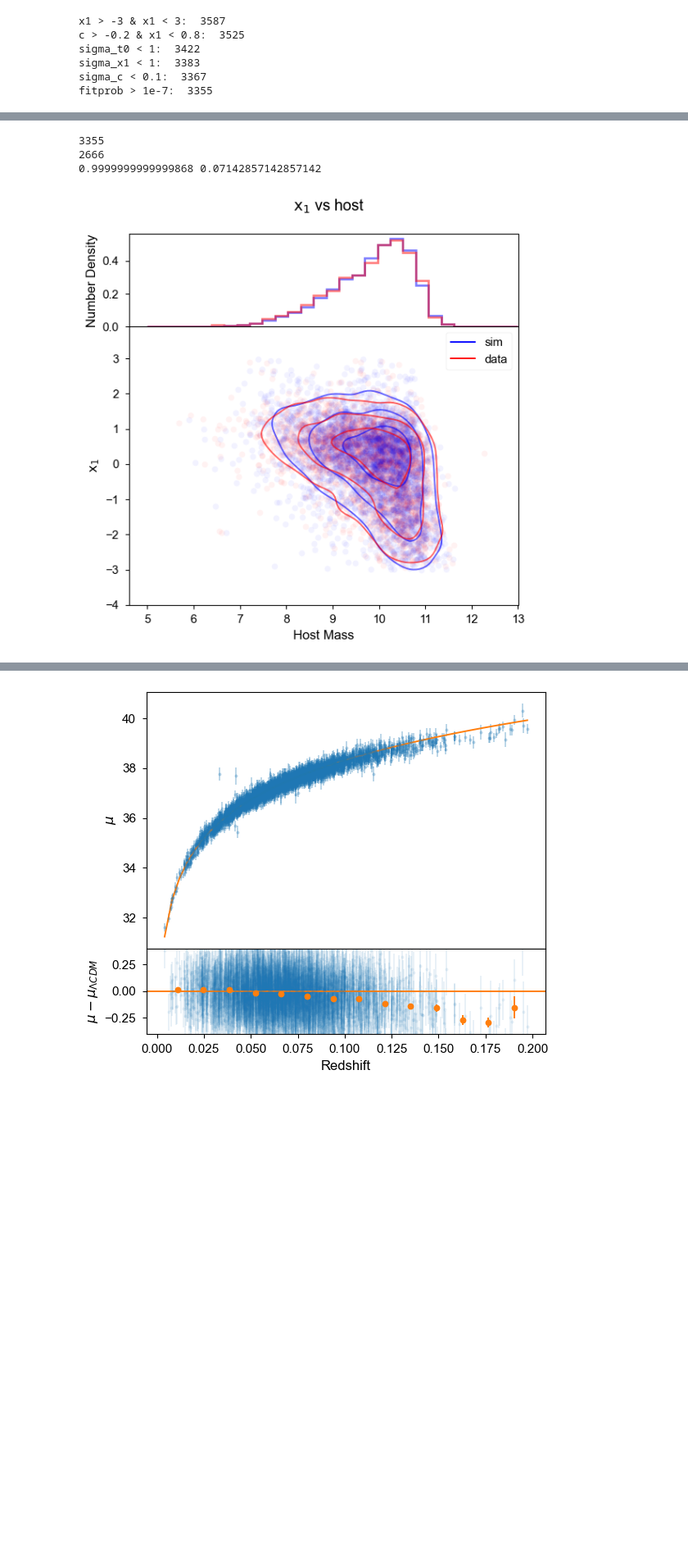
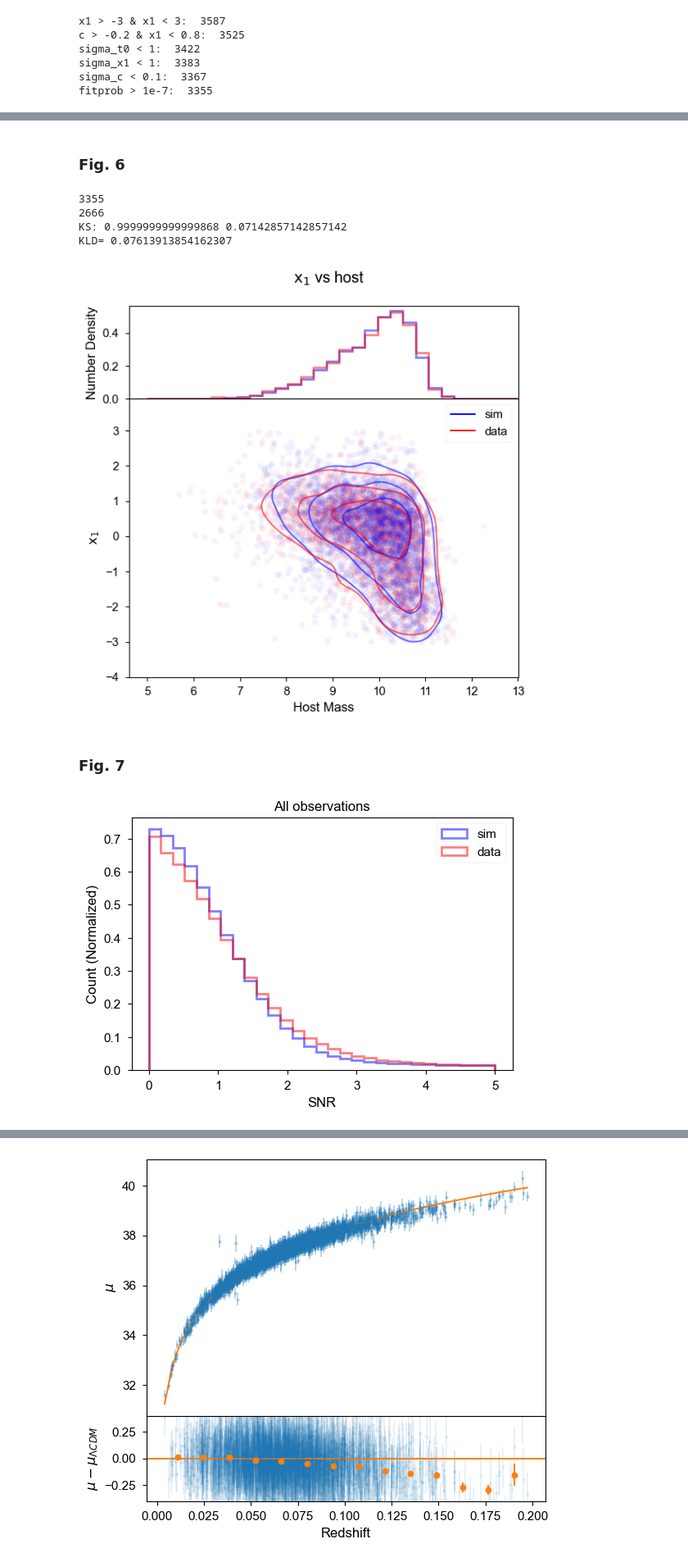
Before and after one commit to mi-dai/lightcurvelynx_ztf_sims, a Jupyter notebook: ZTF_snia-paper-plots.ipynb, the cells around one changed output, grey strips where cells are left out. Shown at 82% size. Drawn from its saved outputs; the diff is of its cells as text; code cells hidden in the pictures; blank space fills up the shorter version.

```diff
--- a/ZTF_snia-paper-plots.ipynb
+++ b/ZTF_snia-paper-plots.ipynb
@@ -823,0 +323,2 @@ KstestResult(statistic=np.float64(0.0352728211646569), pvalue=np.float64(0.03338
+# %% [markdown]
+### Fig. 6
@@ -967,9 +472,14 @@ fig.subplots_adjust(hspace=0)
 fig.savefig('paper_figs/host_x1.png')
 
 p,D = ks2d2s(sim_x,sim_y,data_x,data_y,extra=True)
-print(p,D)
+print("KS:",p,D)
+
+print("KLD=",stats.entropy(Z_sim,Z_data,axis=None))
 # %% [output]
 3355
 2666
-0.9999999999999868 0.07142857142857142
+KS: 0.9999999999999868 0.07142857142857142
+KLD= 0.07613913854162307
 [figure]
+# %% [markdown]
+### Fig. 7
@@ -975,0 +526,14 @@ print(p,D)
+# %%
+lc_to_plot = lightcurves.loc[lightcurves_after_spec_selection.index]
+lcdata_plot = lcdata
+
+bins = np.linspace(0,5,30)
+
+plot_snr_distr([lc_to_plot, lcdata_plot],bins=bins,density=True,
+               histtype='step',labels=['sim','data'],lw=2,alpha=0.5)
+plt.xlabel('SNR')
+plt.ylabel('Count (Normalized)')
+plt.title('All observations')
+plt.savefig('paper_figs/snr_allobs.png')
+# %% [output]
+[figure, new version]
```
Also changed, not shown: parts of 68 cells of this notebook, 2 other files.
